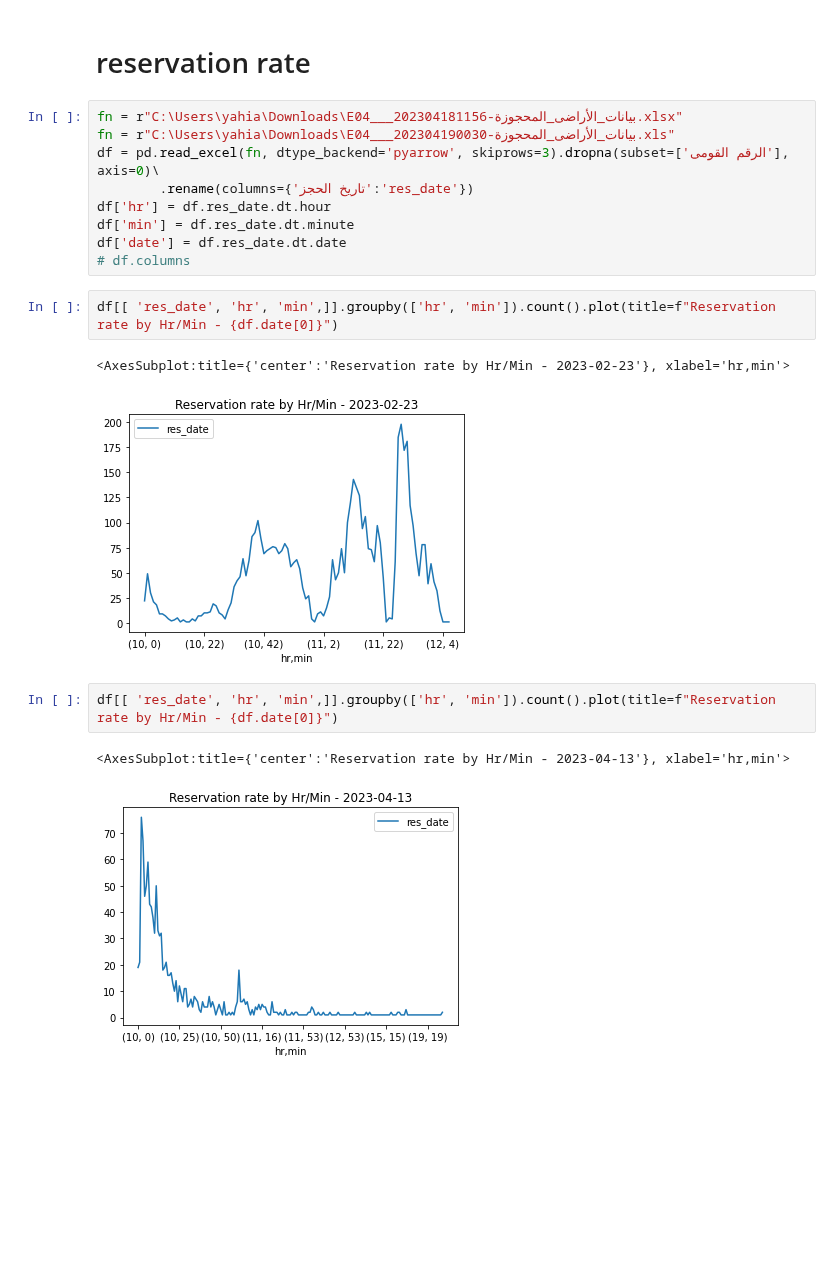
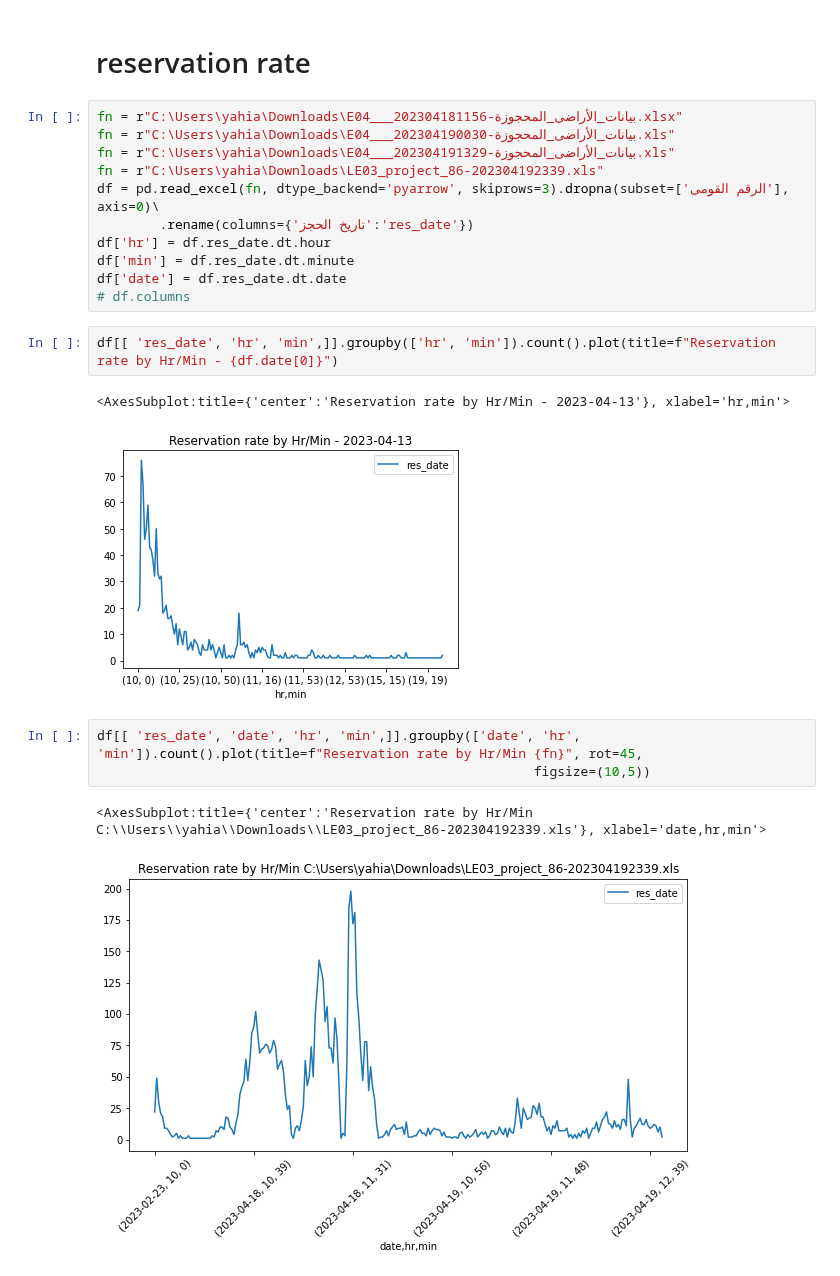
Before and after one commit to yjad/portal_logs, a Jupyter notebook: units data.ipynb, the cells around one changed output. Drawn from its saved outputs; the diff is of its cells as text; blank space fills up the shorter version.

Commit message:
reservaion rate from log summary

```diff
--- a/units data.ipynb
+++ b/units data.ipynb
@@ -127,6 +127,8 @@ df1
 # %%
 fn = r"C:\Users\yahia\Downloads\E04___بيانات_الأراضى_المحجوزة-202304181156.xlsx"
 fn = r"C:\Users\yahia\Downloads\E04___بيانات_الأراضى_المحجوزة-202304190030.xls"
+fn = r"C:\Users\yahia\Downloads\E04___بيانات_الأراضى_المحجوزة-202304191329.xls"
+fn = r"C:\Users\yahia\Downloads\LE03_project_86-202304192339.xls"
 df = pd.read_excel(fn, dtype_backend='pyarrow', skiprows=3).dropna(subset=['الرقم القومى'], axis=0)\
         .rename(columns={'تاريخ الحجز':'res_date'})
 df['hr'] = df.res_date.dt.hour
@@ -136,10 +138,11 @@ df['date'] = df.res_date.dt.date
 # %%
 df[[ 'res_date', 'hr', 'min',]].groupby(['hr', 'min']).count().plot(title=f"Reservation rate by Hr/Min - {df.date[0]}")
 # %% [output]
-<AxesSubplot:title={'center':'Reservation rate by Hr/Min - 2023-02-23'}, xlabel='hr,min'>
+<AxesSubplot:title={'center':'Reservation rate by Hr/Min - 2023-04-13'}, xlabel='hr,min'>
-[figure, old version]
+[figure, new version]
 # %%
-df[[ 'res_date', 'hr', 'min',]].groupby(['hr', 'min']).count().plot(title=f"Reservation rate by Hr/Min - {df.date[0]}")
+df[[ 'res_date', 'date', 'hr', 'min',]].groupby(['date', 'hr', 'min']).count().plot(title=f"Reservation rate by Hr/Min {fn}", rot=45,
+                                                        figsize=(10,5))
 # %% [output]
-<AxesSubplot:title={'center':'Reservation rate by Hr/Min - 2023-04-13'}, xlabel='hr,min'>
+<AxesSubplot:title={'center':'Reservation rate by Hr/Min C:\\Users\\yahia\\Downloads\\LE03_project_86-202304192339.xls'}, xlabel='date,hr,min'>
-[figure, old version]
+[figure, new version]
```
Also changed, not shown: parts of 3 cells of this notebook.
